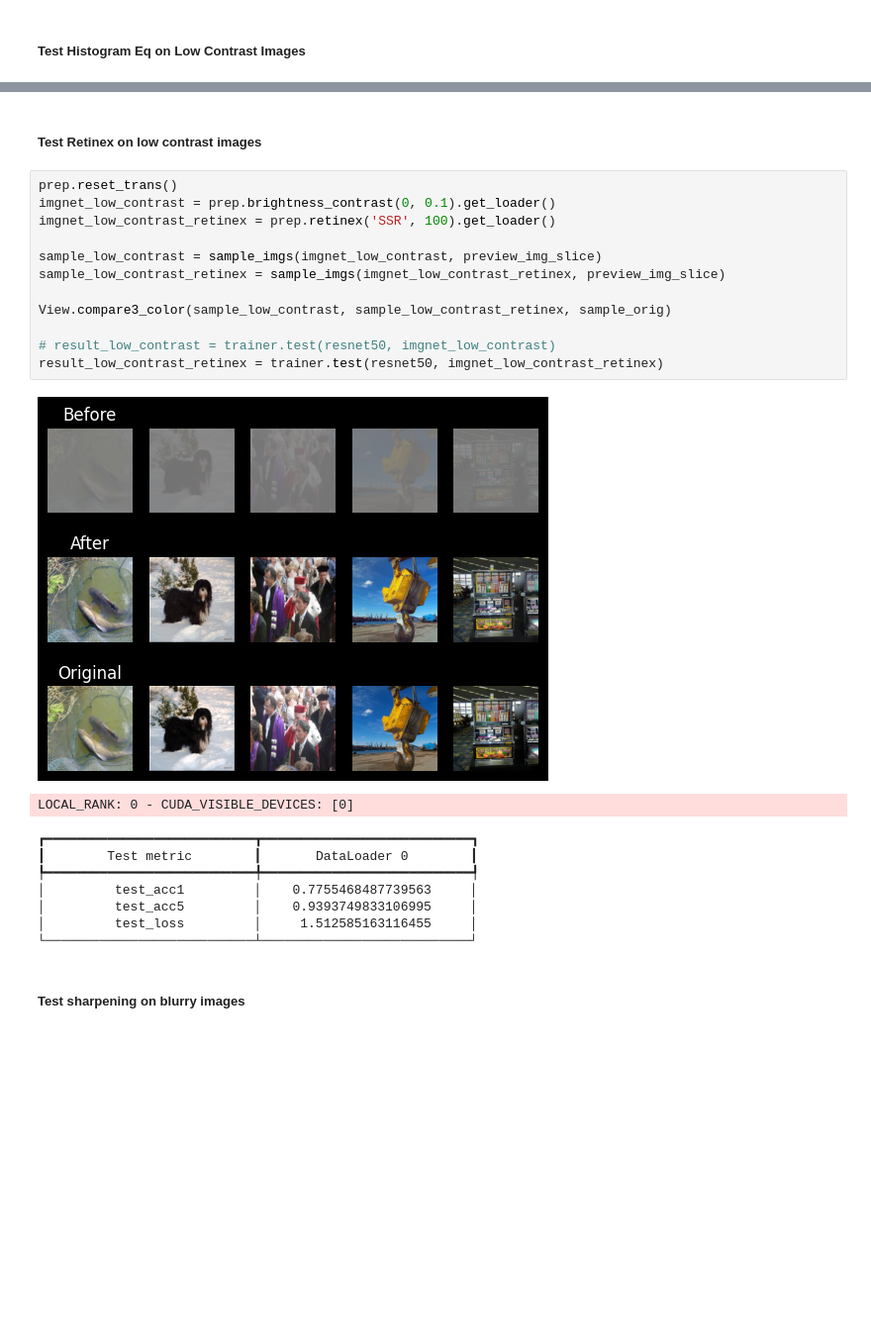
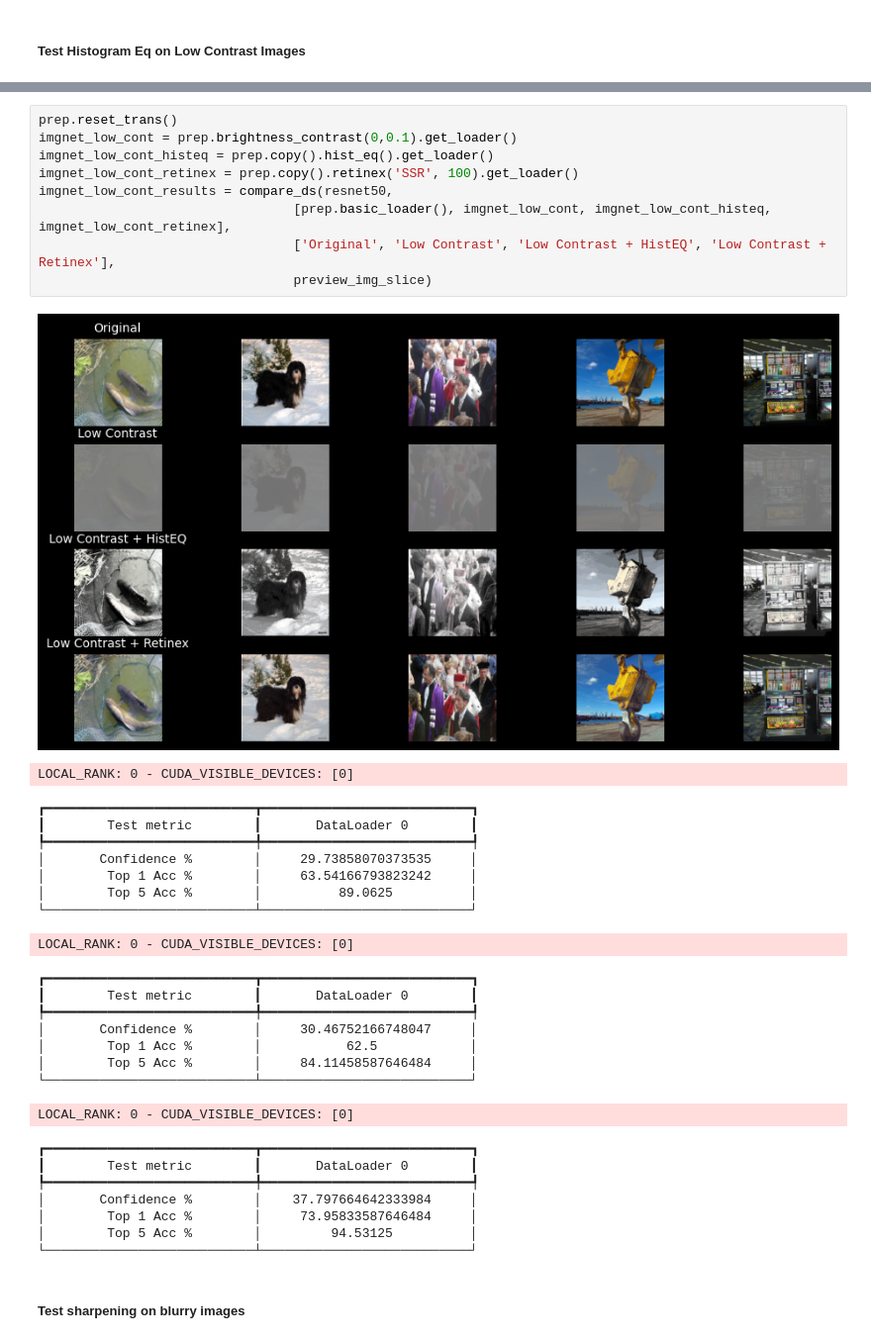
Before and after one commit to jjsuperpower/FIND, a Jupyter notebook: test_model.ipynb, the cells around one changed output, grey strips where cells are left out. Shown at 99% size. Saved outputs shown, nothing was run; the diff lists cells and outputs as text; blank space fills up the shorter version.

```diff
--- a/test_model.ipynb
+++ b/test_model.ipynb
@@ -203,27 +146,38 @@ LOCAL_RANK: 0 - CUDA_VISIBLE_DEVICES: [0]
-# %% [markdown]
-##### Test Retinex on low contrast images
-# %%
-prep.reset_trans()
-imgnet_low_contrast = prep.brightness_contrast(0, 0.1).get_loader()
-imgnet_low_contrast_retinex = prep.retinex('SSR', 100).get_loader()
-
-sample_low_contrast = sample_imgs(imgnet_low_contrast, preview_img_slice)
-sample_low_contrast_retinex = sample_imgs(imgnet_low_contrast_retinex, preview_img_slice)
-
-View.compare3_color(sample_low_contrast, sample_low_contrast_retinex, sample_orig)
-
-# result_low_contrast = trainer.test(resnet50, imgnet_low_contrast)
-result_low_contrast_retinex = trainer.test(resnet50, imgnet_low_contrast_retinex)
-# %% [output]
-[figure, removed]
-LOCAL_RANK: 0 - CUDA_VISIBLE_DEVICES: [0]
-┏━━━━━━━━━━━━━━━━━━━━━━━━━━━┳━━━━━━━━━━━━━━━━━━━━━━━━━━━┓
-┃        Test metric        ┃       DataLoader 0        ┃
-┡━━━━━━━━━━━━━━━━━━━━━━━━━━━╇━━━━━━━━━━━━━━━━━━━━━━━━━━━┩
-│         test_acc1         │    0.7755468487739563     │
-│         test_acc5         │    0.9393749833106995     │
-│         test_loss         │     1.512585163116455     │
-└───────────────────────────┴───────────────────────────┘
+# %%
+prep.reset_trans()
+imgnet_low_cont = prep.brightness_contrast(0,0.1).get_loader()
+imgnet_low_cont_histeq = prep.copy().hist_eq().get_loader()
+imgnet_low_cont_retinex = prep.copy().retinex('SSR', 100).get_loader()
+imgnet_low_cont_results = compare_ds(resnet50,
+                                 [prep.basic_loader(), imgnet_low_cont, imgnet_low_cont_histeq, imgnet_low_cont_retinex],
+                                 ['Original', 'Low Contrast', 'Low Contrast + HistEQ', 'Low Contrast + Retinex'],
+                                 preview_img_slice)
+# %% [output]
+[figure, added]
+LOCAL_RANK: 0 - CUDA_VISIBLE_DEVICES: [0]
+┏━━━━━━━━━━━━━━━━━━━━━━━━━━━┳━━━━━━━━━━━━━━━━━━━━━━━━━━━┓
+┃        Test metric        ┃       DataLoader 0        ┃
+┡━━━━━━━━━━━━━━━━━━━━━━━━━━━╇━━━━━━━━━━━━━━━━━━━━━━━━━━━┩
+│       Confidence %        │     29.73858070373535     │
+│        Top 1 Acc %        │     63.54166793823242     │
+│        Top 5 Acc %        │          89.0625          │
+└───────────────────────────┴───────────────────────────┘
+LOCAL_RANK: 0 - CUDA_VISIBLE_DEVICES: [0]
+┏━━━━━━━━━━━━━━━━━━━━━━━━━━━┳━━━━━━━━━━━━━━━━━━━━━━━━━━━┓
+┃        Test metric        ┃       DataLoader 0        ┃
+┡━━━━━━━━━━━━━━━━━━━━━━━━━━━╇━━━━━━━━━━━━━━━━━━━━━━━━━━━┩
+│       Confidence %        │     30.46752166748047     │
+│        Top 1 Acc %        │           62.5            │
+│        Top 5 Acc %        │     84.11458587646484     │
+└───────────────────────────┴───────────────────────────┘
+LOCAL_RANK: 0 - CUDA_VISIBLE_DEVICES: [0]
+┏━━━━━━━━━━━━━━━━━━━━━━━━━━━┳━━━━━━━━━━━━━━━━━━━━━━━━━━━┓
+┃        Test metric        ┃       DataLoader 0        ┃
+┡━━━━━━━━━━━━━━━━━━━━━━━━━━━╇━━━━━━━━━━━━━━━━━━━━━━━━━━━┩
+│       Confidence %        │    37.797664642333984     │
+│        Top 1 Acc %        │     73.95833587646484     │
+│        Top 5 Acc %        │         94.53125          │
+└───────────────────────────┴───────────────────────────┘
 # %% [markdown]
 ##### Test sharpening on blurry images
 # %%
```
Also changed, not shown: parts of 18 cells of this notebook, 1 other file.
